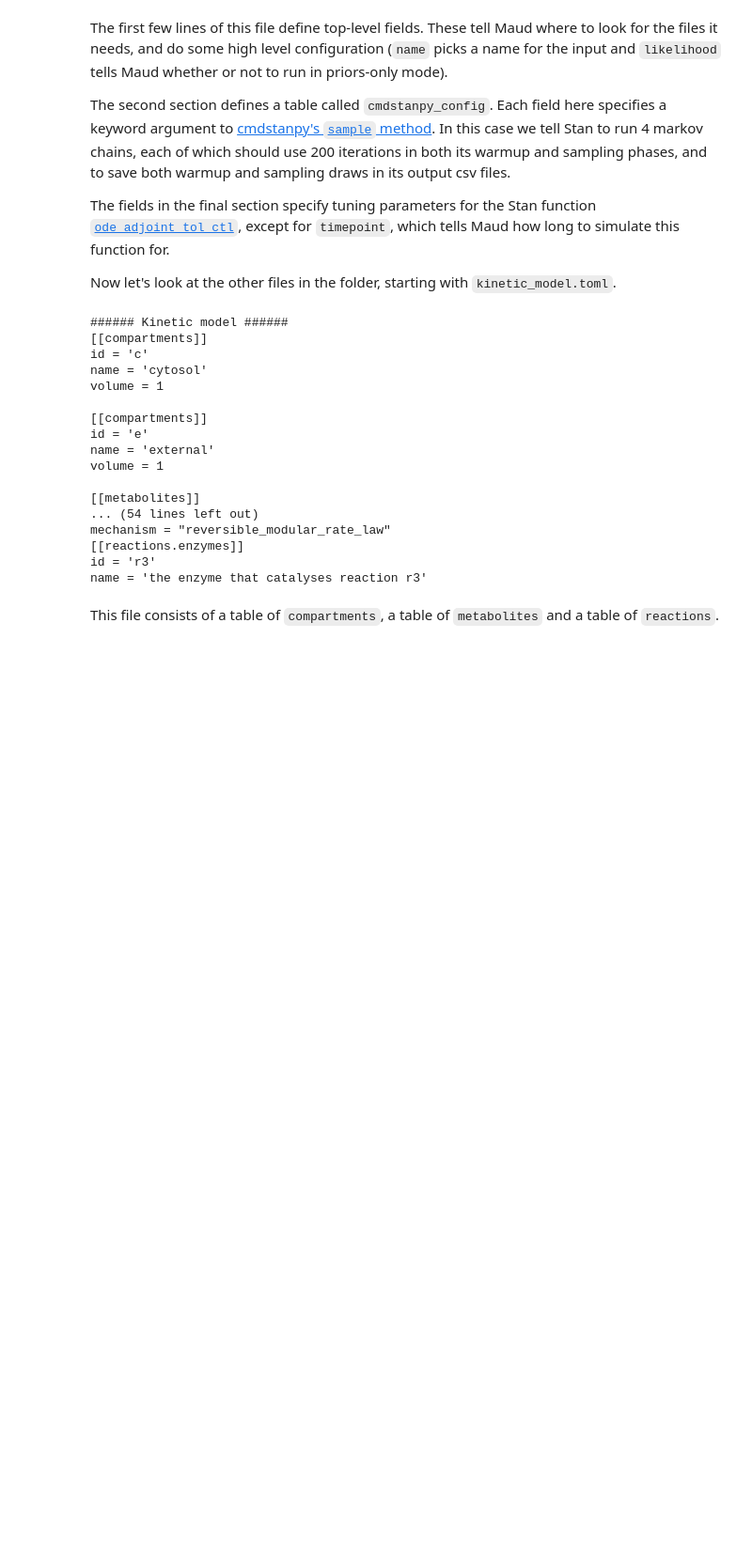
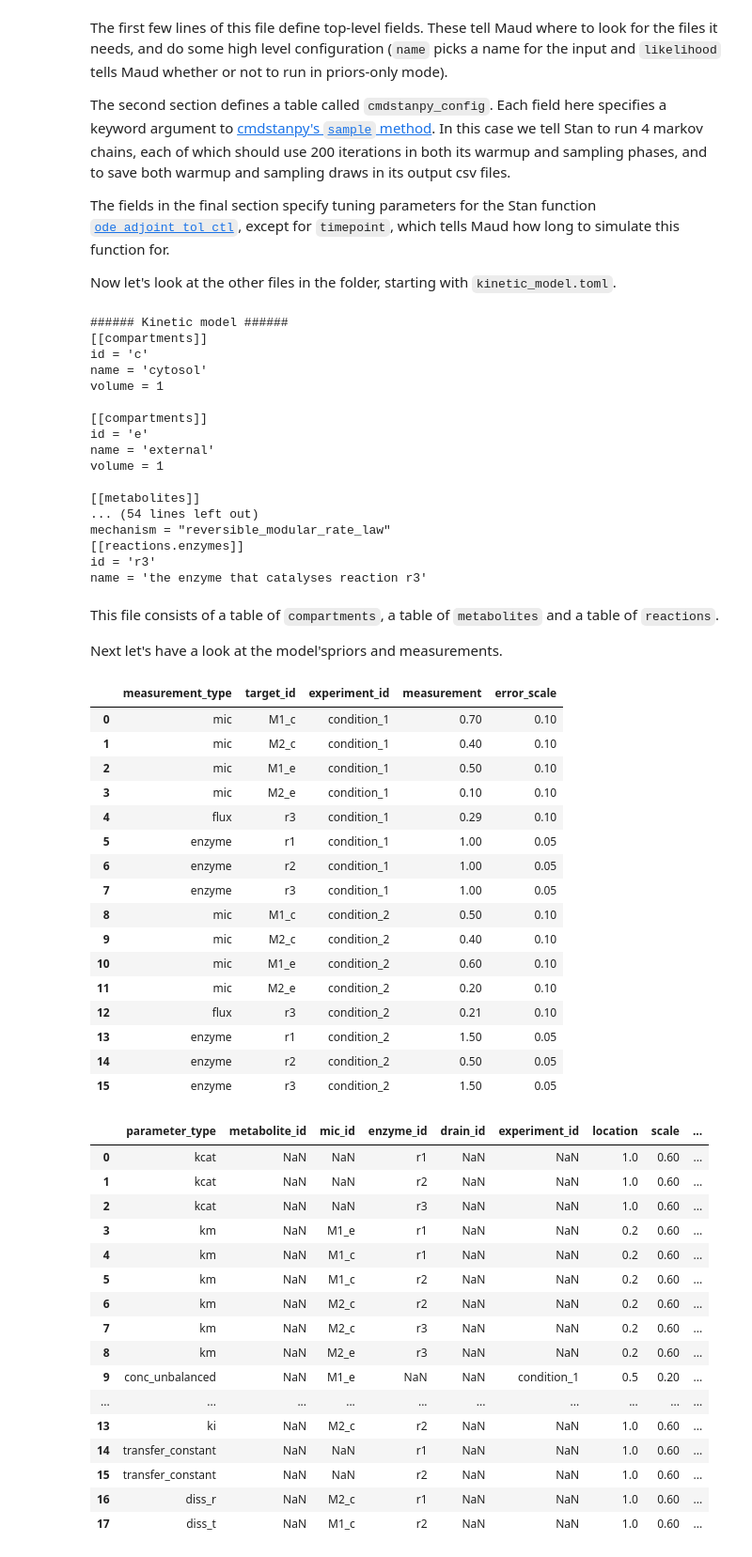
Before and after one commit to biosustain/maud_demo, a Jupyter notebook: demo.ipynb, the cells around one changed output. Shown at 94% size. Saved outputs shown, nothing was run; the diff lists cells and outputs as text; code cells hidden in the pictures; blank space fills up the shorter version.

Commit message:
Update data and notebook

```diff
--- a/demo.ipynb
+++ b/demo.ipynb
@@ -69,4 +77,49 @@ id = 'r3'
 name = 'the enzyme that catalyses reaction r3'
 # %% [markdown]
 This file consists of a table of `compartments`, a table of `metabolites` and a table of `reactions`.
+
+Next let's have a look at the model'spriors and measurements.
+# %%
+priors = pd.read_csv("data/linear/priors.csv")
+experiments = pd.read_csv("data/linear/experiments.csv")
+
+print("Experiments:")
+display(experiments)
+print("Priors:")
+display(priors)
+# %% [output]
+|  | measurement_type | target_id | experiment_id | measurement | error_scale |
+| 0 | mic | M1_c | condition_1 | 0.70 | 0.10 |
+| 1 | mic | M2_c | condition_1 | 0.40 | 0.10 |
+| 2 | mic | M1_e | condition_1 | 0.50 | 0.10 |
+| 3 | mic | M2_e | condition_1 | 0.10 | 0.10 |
+| 4 | flux | r3 | condition_1 | 0.29 | 0.10 |
+| 5 | enzyme | r1 | condition_1 | 1.00 | 0.05 |
+| 6 | enzyme | r2 | condition_1 | 1.00 | 0.05 |
+| 7 | enzyme | r3 | condition_1 | 1.00 | 0.05 |
+| 8 | mic | M1_c | condition_2 | 0.50 | 0.10 |
+| 9 | mic | M2_c | condition_2 | 0.40 | 0.10 |
+| 10 | mic | M1_e | condition_2 | 0.60 | 0.10 |
+| 11 | mic | M2_e | condition_2 | 0.20 | 0.10 |
+| 12 | flux | r3 | condition_2 | 0.21 | 0.10 |
+| 13 | enzyme | r1 | condition_2 | 1.50 | 0.05 |
+| 14 | enzyme | r2 | condition_2 | 0.50 | 0.05 |
+| 15 | enzyme | r3 | condition_2 | 1.50 | 0.05 |
+|  | parameter_type | metabolite_id | mic_id | enzyme_id | drain_id | experiment_id | location | scale | ... |
+| 0 | kcat | NaN | NaN | r1 | NaN | NaN | 1.0 | 0.60 | ... |
+| 1 | kcat | NaN | NaN | r2 | NaN | NaN | 1.0 | 0.60 | ... |
+| 2 | kcat | NaN | NaN | r3 | NaN | NaN | 1.0 | 0.60 | ... |
+| 3 | km | NaN | M1_e | r1 | NaN | NaN | 0.2 | 0.60 | ... |
+| 4 | km | NaN | M1_c | r1 | NaN | NaN | 0.2 | 0.60 | ... |
+| 5 | km | NaN | M1_c | r2 | NaN | NaN | 0.2 | 0.60 | ... |
+| 6 | km | NaN | M2_c | r2 | NaN | NaN | 0.2 | 0.60 | ... |
+| 7 | km | NaN | M2_c | r3 | NaN | NaN | 0.2 | 0.60 | ... |
+| 8 | km | NaN | M2_e | r3 | NaN | NaN | 0.2 | 0.60 | ... |
+| 9 | conc_unbalanced | NaN | M1_e | NaN | NaN | condition_1 | 0.5 | 0.20 | ... |
+| ... | ... | ... | ... | ... | ... | ... | ... | ... | ... |
+| 13 | ki | NaN | M2_c | r2 | NaN | NaN | 1.0 | 0.60 | ... |
+| 14 | transfer_constant | NaN | NaN | r1 | NaN | NaN | 1.0 | 0.60 | ... |
+| 15 | transfer_constant | NaN | NaN | r2 | NaN | NaN | 1.0 | 0.60 | ... |
+| 16 | diss_r | NaN | M2_c | r1 | NaN | NaN | 1.0 | 0.60 | ... |
+| 17 | diss_t | NaN | M1_c | r2 | NaN | NaN | 1.0 | 0.60 | ... |
 # %% [markdown]
```
Also changed, not shown: parts of 12 cells of this notebook, 13 other files.
